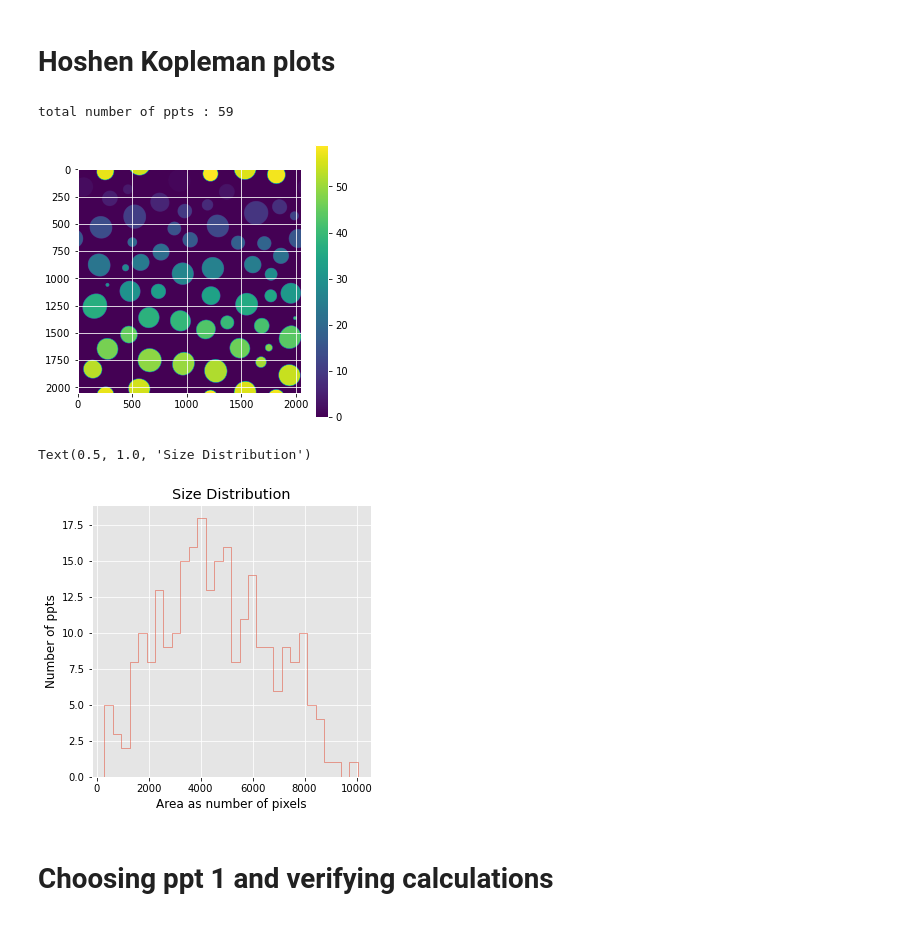
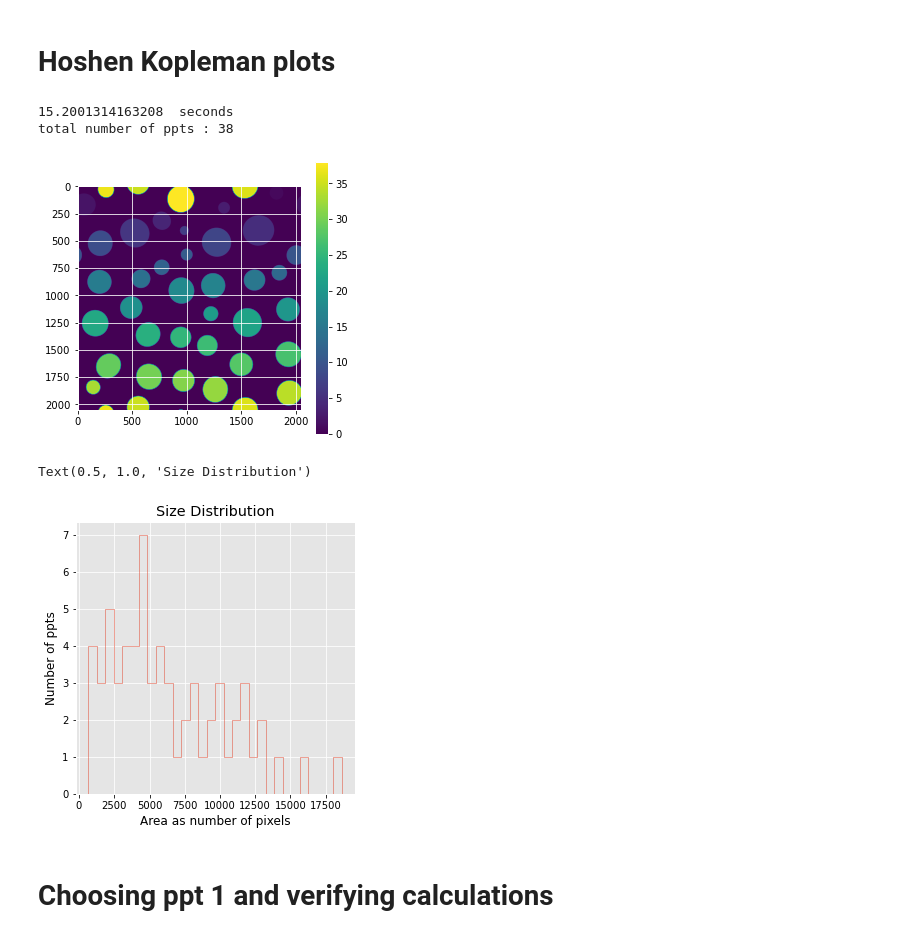
Before and after one commit to nhgowtham/MicrostructureStatistics, a Jupyter notebook: Everything for circular spinodal.ipynb, the cells around one changed output. Drawn from its saved outputs; the diff is of its cells as text; code cells hidden in the pictures.

```diff
--- a/Everything for circular spinodal.ipynb
+++ b/Everything for circular spinodal.ipynb
@@ -166,17 +141,20 @@ plt.show()
 # %% [markdown]
 # Hoshen Kopleman plots
 # %%
-img_1 = corr.dat_to_numpy(list_files[1000])
+img_1 = corr.dat_to_numpy(list_files[1900])
 img_1 = vel.gaussian_filter(img_1,5)
 img_1 = (img_1>0.5)*1
+start= time.time()
 labels = hosh.hoshenKoplemanLabels(img_1)
+print(time.time()-start, ' seconds')
 plt.rcParams["figure.figsize"] = (5,5)
 plt.imshow(labels)
 plt.colorbar()
 print('total number of ppts :', np.max(labels))
 # %% [output]
-total number of ppts : 59
+15.2001314163208  seconds
+total number of ppts : 38
-[figure, old version]
+[figure, new version]
 # %%
 h =plt.hist(hosh.areaDistribution(labels), bins= 30,histtype=u'step')
 plt.xlabel('Area as number of pixels')
@@ -184,7 +162,7 @@ plt.ylabel('Number of ppts')
 plt.title('Size Distribution')
 # %% [output]
 Text(0.5, 1.0, 'Size Distribution')
-[figure, old version]
+[figure, new version]
 # %% [markdown]
 # Choosing ppt 1  and verifying calculations
 # %%
```
Also changed, not shown: parts of 14 cells of this notebook, 1 other file.
